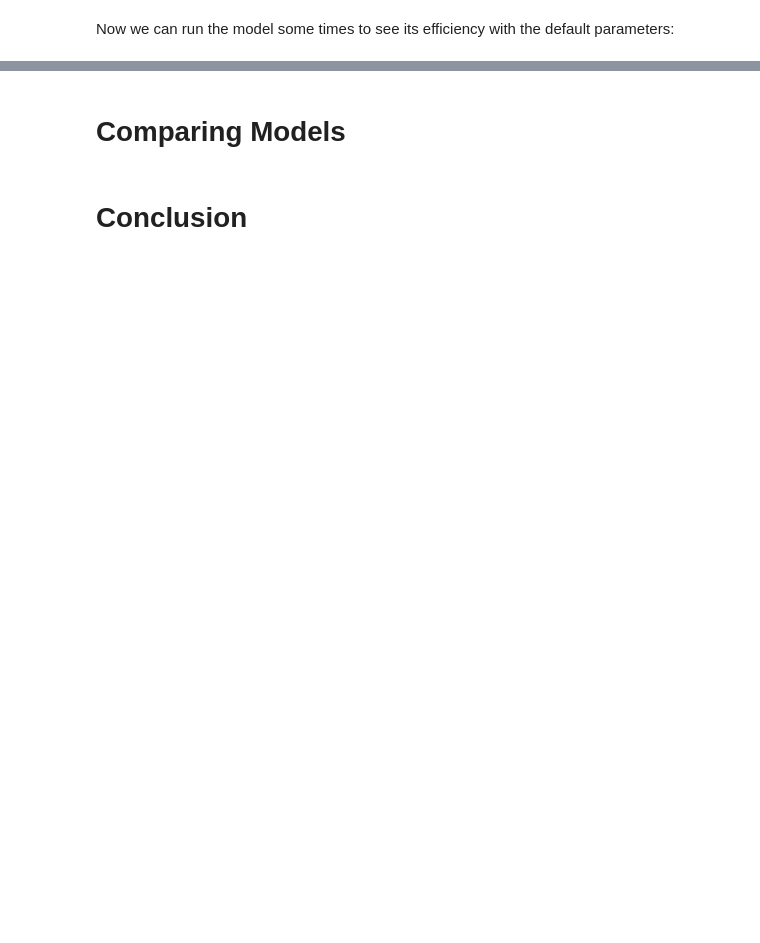
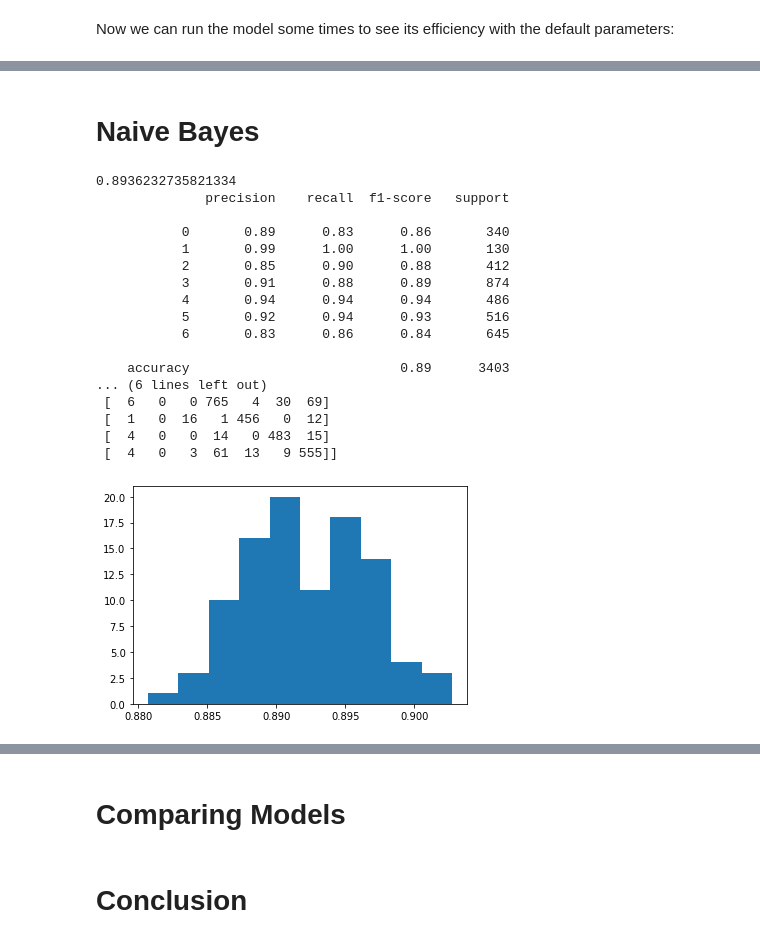
Before and after one commit to Educorreia932/FEUP-IART, a Jupyter notebook: src/notebook.ipynb, the cells around one changed output, grey strips where cells are left out. Cells and saved outputs as stored; diff of their text form; code cells hidden in the pictures; blank space fills up the shorter version.

Commit message:
Added Random Forest and Naive Bayes. Also added n_jobs = -1 where possible to use all the cores of the CPU

```diff
--- a/src/notebook.ipynb
+++ b/src/notebook.ipynb
@@ -440,0 +448,25 @@ tune_model(knn, parameter_grid)
+# %% [markdown]
+# Naive Bayes
+# %%
+from sklearn.naive_bayes import GaussianNB
+
+run_model(GaussianNB(), 100)
+# %% [output]
+0.8936232735821334
+              precision    recall  f1-score   support
+
+           0       0.89      0.83      0.86       340
+           1       0.99      1.00      1.00       130
+           2       0.85      0.90      0.88       412
+           3       0.91      0.88      0.89       874
+           4       0.94      0.94      0.94       486
+           5       0.92      0.94      0.93       516
+           6       0.83      0.86      0.84       645
+
+    accuracy                           0.89      3403
+... (6 lines left out)
+ [  6   0   0 765   4  30  69]
+ [  1   0  16   1 456   0  12]
+ [  4   0   0  14   0 483  15]
+ [  4   0   3  61  13   9 555]]
+[figure, added]
```
Also changed, not shown: parts of 13 cells of this notebook.
